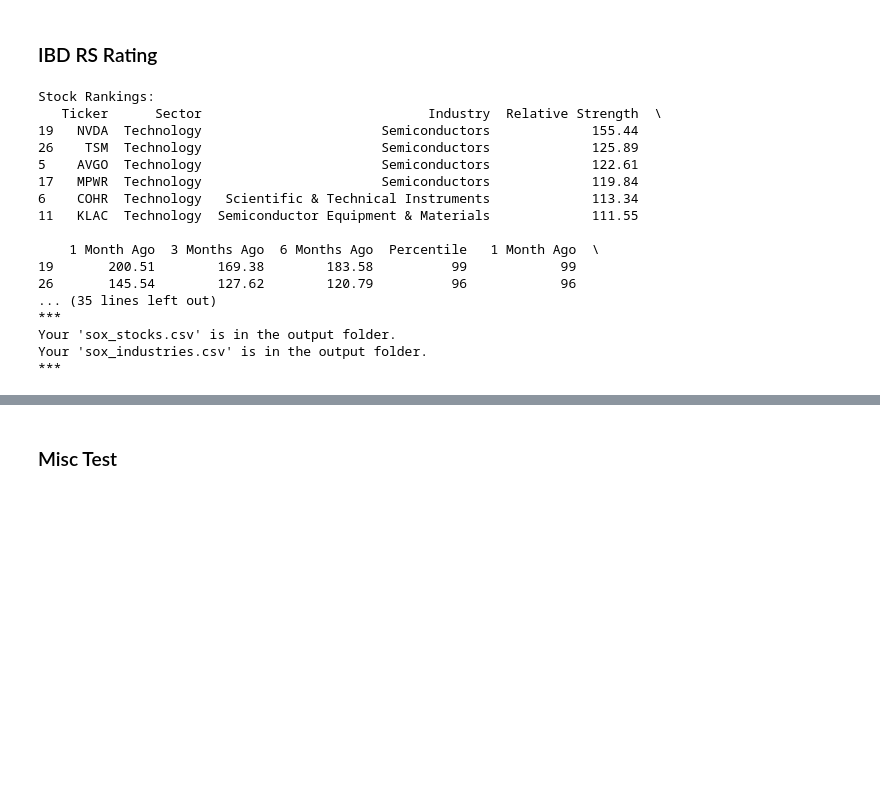
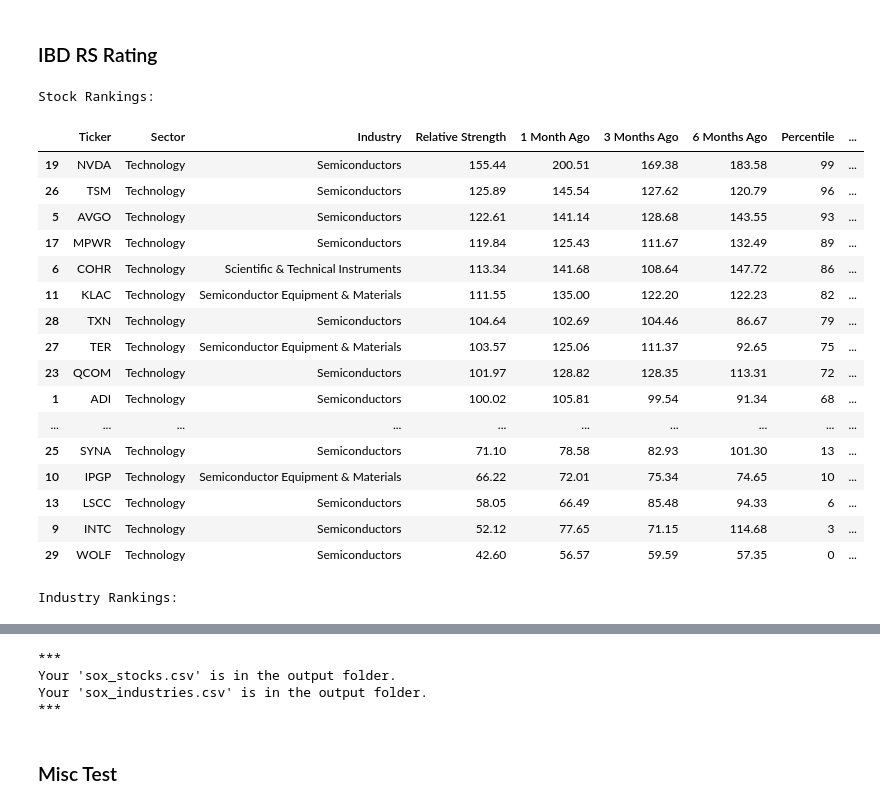
Before and after one commit to yorkjong/vistock, a Jupyter notebook: notebooks/ibd_demo.ipynb, the cells around one changed output, grey strips where cells are left out. Drawn from its saved outputs; the diff is of its cells as text; code cells hidden in the pictures; blank space fills up the shorter version.

```diff
--- a/notebooks/ibd_demo.ipynb
+++ b/notebooks/ibd_demo.ipynb
@@ -38,48 +38,51 @@ def main(min_percentile=80, out_dir='out'):
         out_dir (str, optional): The output directory to store CSV tables.
             Defaults to 'out'
     '''
     rank_stock, rank_indust = ibd.rankings(get_sox_tickers())
 
     if rank_stock.empty or rank_indust.empty:
         print("Not enough data to generate rankings.")
         return
 
     print('Stock Rankings:')
-    print(rank_stock[rank_stock[ibd.TITLE_PERCENTILE] >= min_percentile])
+    display(rank_stock)
+    #display(rank_stock[rank_stock[ibd.TITLE_PERCENTILE] >= min_percentile])
 
     print('\n\nIndustry Rankings:')
-    print(rank_indust)
+    display(rank_indust)
 
     if not os.path.exists(out_dir):
         os.makedirs(out_dir)
 
     # Save to CSV
     print("\n***")
     for table, kind in zip([rank_stock, rank_indust],
                            ['stocks', 'industries']):
         filename = f'sox_{kind}.csv'
         table.to_csv(os.path.join(out_dir, filename), index=False)
         print(f"Your '{filename}' is in the output folder.")
     print("***\n")
 
 
 if __name__ == "__main__":
     main()
 # %% [output]
 Stock Rankings:
-   Ticker      Sector                             Industry  Relative Strength  \
-19   NVDA  Technology                       Semiconductors             155.44
-26    TSM  Technology                       Semiconductors             125.89
-5    AVGO  Technology                       Semiconductors             122.61
-17   MPWR  Technology                       Semiconductors             119.84
-6    COHR  Technology   Scientific & Technical Instruments             113.34
-11   KLAC  Technology  Semiconductor Equipment & Materials             111.55
-
-    1 Month Ago  3 Months Ago  6 Months Ago  Percentile   1 Month Ago  \
-19       200.51        169.38        183.58          99            99
-26       145.54        127.62        120.79          96            96
-... (35 lines left out)
-***
-Your 'sox_stocks.csv' is in the output folder.
-Your 'sox_industries.csv' is in the output folder.
-***
+|  | Ticker | Sector | Industry | Relative Strength | 1 Month Ago | 3 Months Ago | 6 Months Ago | Percentile | ... |
+| 19 | NVDA | Technology | Semiconductors | 155.44 | 200.51 | 169.38 | 183.58 | 99 | ... |
+| 26 | TSM | Technology | Semiconductors | 125.89 | 145.54 | 127.62 | 120.79 | 96 | ... |
+| 5 | AVGO | Technology | Semiconductors | 122.61 | 141.14 | 128.68 | 143.55 | 93 | ... |
+| 17 | MPWR | Technology | Semiconductors | 119.84 | 125.43 | 111.67 | 132.49 | 89 | ... |
+| 6 | COHR | Technology | Scientific & Technical Instruments | 113.34 | 141.68 | 108.64 | 147.72 | 86 | ... |
+| 11 | KLAC | Technology | Semiconductor Equipment & Materials | 111.55 | 135.00 | 122.20 | 122.23 | 82 | ... |
+| 28 | TXN | Technology | Semiconductors | 104.64 | 102.69 | 104.46 | 86.67 | 79 | ... |
+| 27 | TER | Technology | Semiconductor Equipment & Materials | 103.57 | 125.06 | 111.37 | 92.65 | 75 | ... |
+| 23 | QCOM | Technology | Semiconductors | 101.97 | 128.82 | 128.35 | 113.31 | 72 | ... |
+| 1 | ADI | Technology | Semiconductors | 100.02 | 105.81 | 99.54 | 91.34 | 68 | ... |
+| ... | ... | ... | ... | ... | ... | ... | ... | ... | ... |
+| 25 | SYNA | Technology | Semiconductors | 71.10 | 78.58 | 82.93 | 101.30 | 13 | ... |
+| 10 | IPGP | Technology | Semiconductor Equipment & Materials | 66.22 | 72.01 | 75.34 | 74.65 | 10 | ... |
+| 13 | LSCC | Technology | Semiconductors | 58.05 | 66.49 | 85.48 | 94.33 | 6 | ... |
+| 9 | INTC | Technology | Semiconductors | 52.12 | 77.65 | 71.15 | 114.68 | 3 | ... |
+| 29 | WOLF | Technology | Semiconductors | 42.60 | 56.57 | 59.59 | 57.35 | 0 | ... |
+Industry Rankings:
@@ -86,3 +93,7 @@ Your 'sox_industries.csv' is in the output folder.
+***
+Your 'sox_stocks.csv' is in the output folder.
+Your 'sox_industries.csv' is in the output folder.
+***
 # %% [markdown]
 ### Misc Test
 # %%
```
Also changed, not shown: parts of 1 cell of this notebook.
